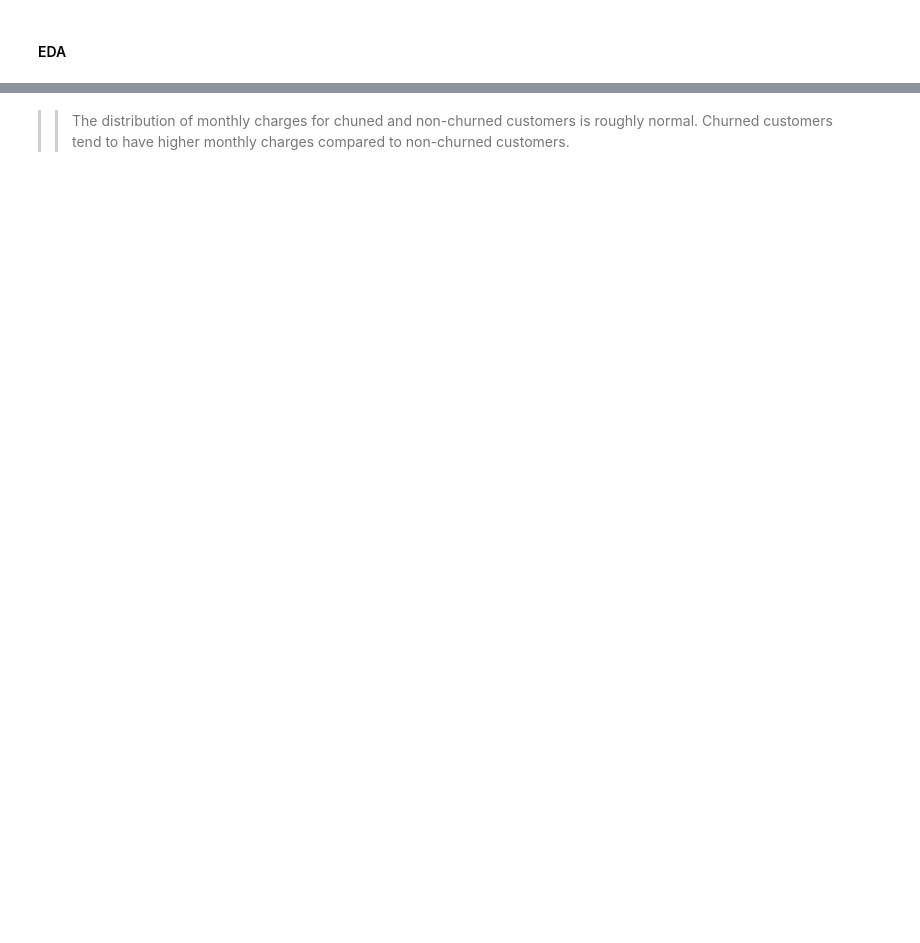
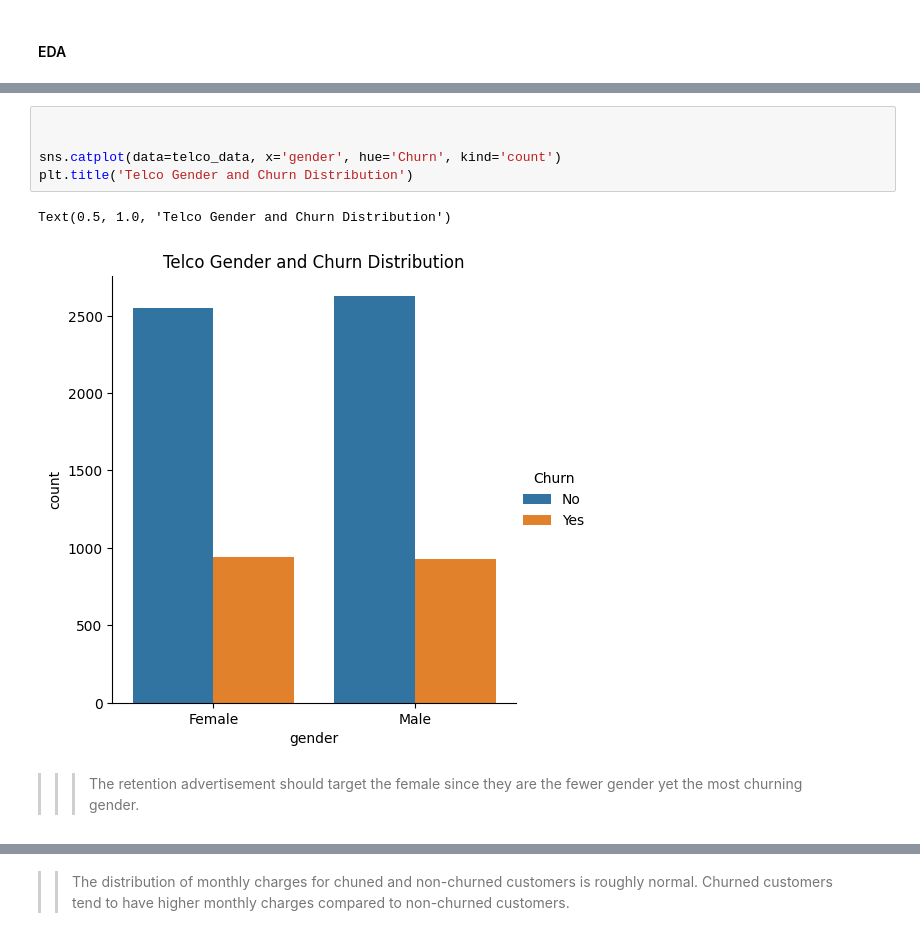
Before and after one commit to gathungugabriel/ADS-Assignment-4, a Jupyter notebook: Untitled.ipynb, the cells around one changed output, grey strips where cells are left out. Saved outputs shown, nothing was run; the diff lists cells and outputs as text; blank space fills up the shorter version.

```diff
--- a/Untitled.ipynb
+++ b/Untitled.ipynb
@@ -239,0 +136,10 @@ plt.show()
+# %%
+
+
+sns.catplot(data=telco_data, x='gender', hue='Churn', kind='count')
+plt.title('Telco Gender and Churn Distribution')
+# %% [output]
+Text(0.5, 1.0, 'Telco Gender and Churn Distribution')
+[figure, added]
+# %% [markdown]
+>>> The retention advertisement should target the female since they are the fewer gender yet the most churning gender.
```
Also changed, not shown: parts of 62 cells of this notebook.
